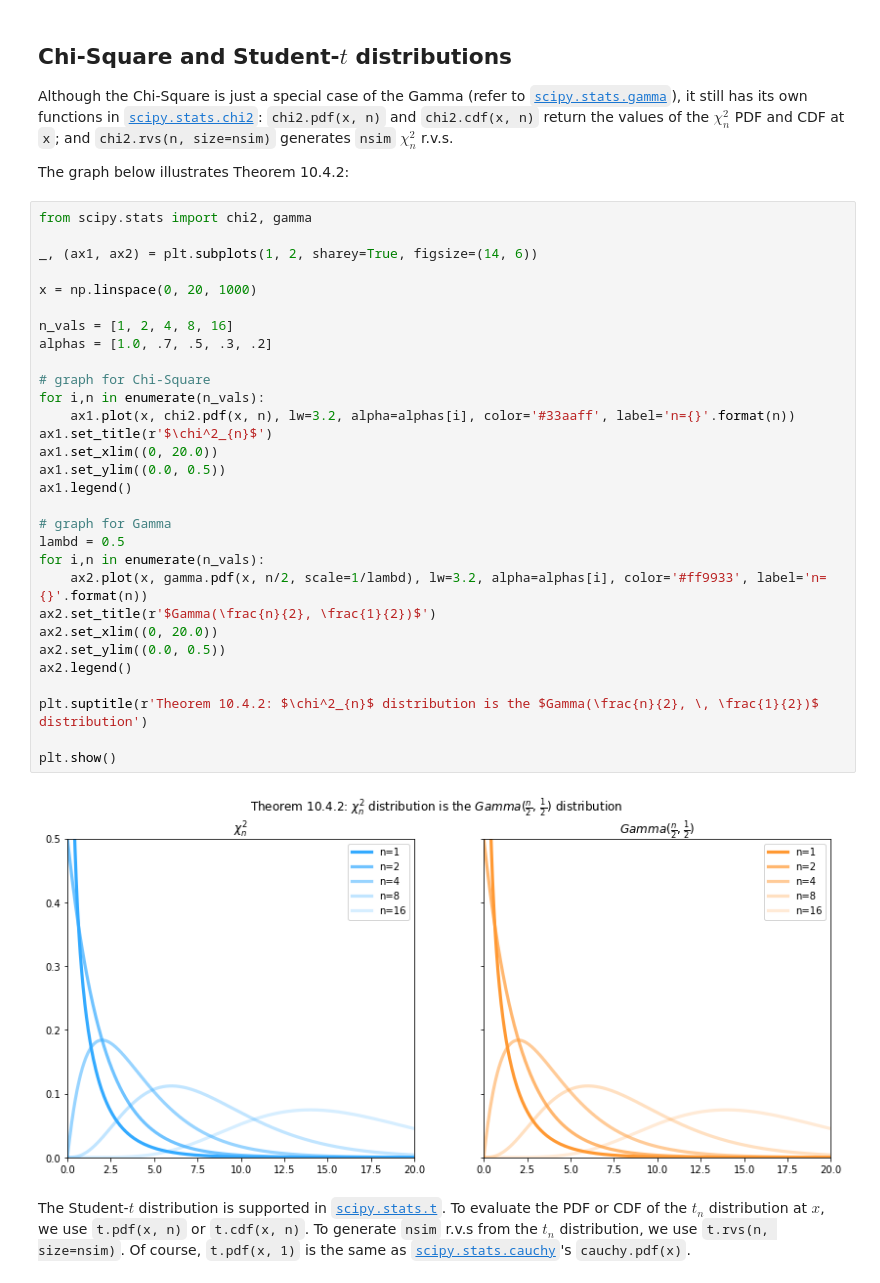
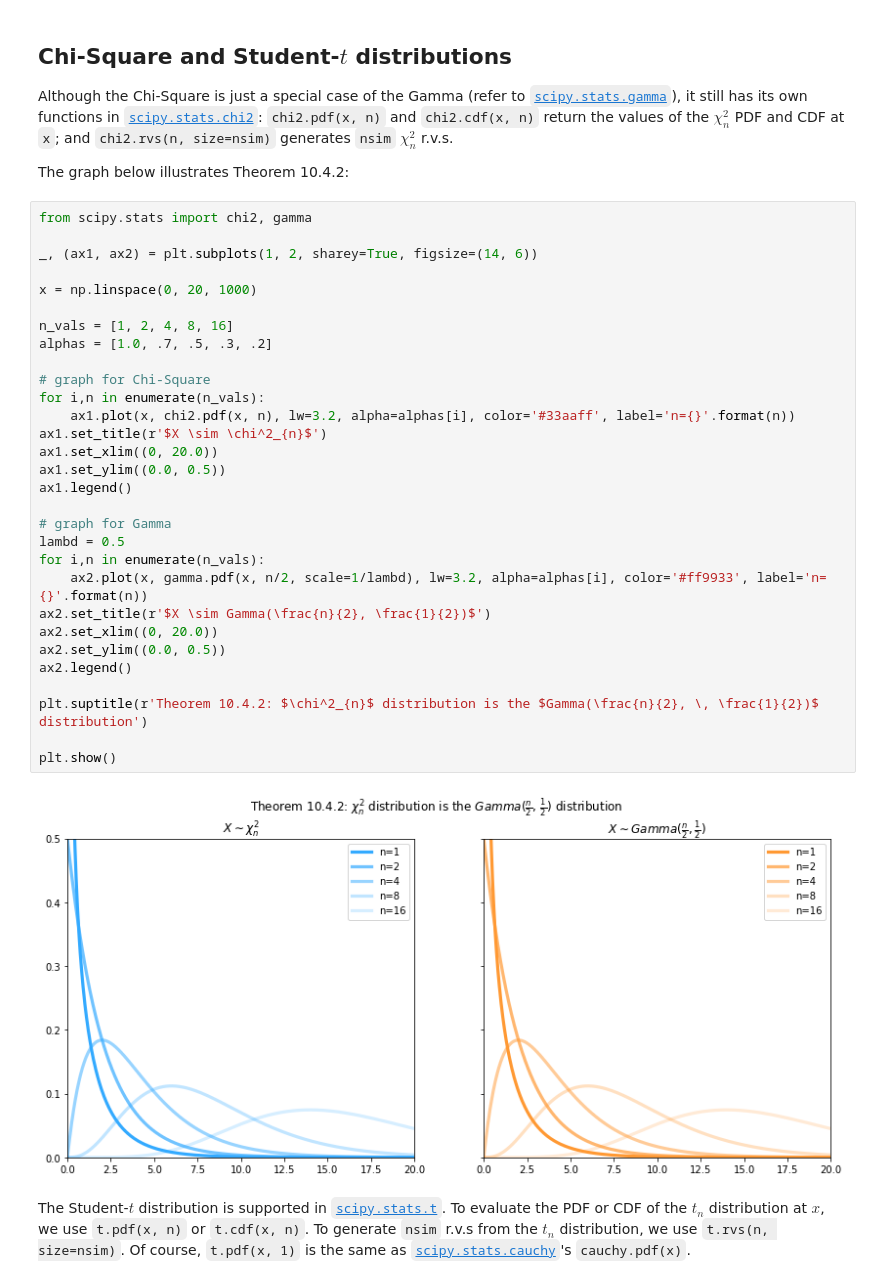
Before and after one commit to buruzaemon/IntroductionToProbabilityPy, a Jupyter notebook: Ch10.ipynb, the cells around one changed output. Cells and saved outputs as stored; diff of their text form.

```diff
--- a/Ch10.ipynb
+++ b/Ch10.ipynb
@@ -198,35 +198,35 @@ The graph below illustrates Theorem 10.4.2:
 # %%
 from scipy.stats import chi2, gamma
 
 _, (ax1, ax2) = plt.subplots(1, 2, sharey=True, figsize=(14, 6))
 
 x = np.linspace(0, 20, 1000)
 
 n_vals = [1, 2, 4, 8, 16]
 alphas = [1.0, .7, .5, .3, .2]
 
 # graph for Chi-Square
 for i,n in enumerate(n_vals):
     ax1.plot(x, chi2.pdf(x, n), lw=3.2, alpha=alphas[i], color='#33aaff', label='n={}'.format(n))
-ax1.set_title(r'$\chi^2_{n}$')
+ax1.set_title(r'$X \sim \chi^2_{n}$')
 ax1.set_xlim((0, 20.0))
 ax1.set_ylim((0.0, 0.5))
 ax1.legend()
 
 # graph for Gamma
 lambd = 0.5
 for i,n in enumerate(n_vals):
     ax2.plot(x, gamma.pdf(x, n/2, scale=1/lambd), lw=3.2, alpha=alphas[i], color='#ff9933', label='n={}'.format(n))
-ax2.set_title(r'$Gamma(\frac{n}{2}, \frac{1}{2})$')
+ax2.set_title(r'$X \sim Gamma(\frac{n}{2}, \frac{1}{2})$')
 ax2.set_xlim((0, 20.0))
 ax2.set_ylim((0.0, 0.5))
 ax2.legend()
 
 plt.suptitle(r'Theorem 10.4.2: $\chi^2_{n}$ distribution is the $Gamma(\frac{n}{2}, \, \frac{1}{2})$ distribution')
 
 plt.show()
 # %% [output]
-[figure, old version]
+[figure, new version]
 # %% [markdown]
 The Student-$t$ distribution is supported in [`scipy.stats.t`](https://docs.scipy.org/doc/scipy/reference/generated/scipy.stats.t.html). To evaluate the PDF or CDF of the $t_n$ distribution at $x$, we use `t.pdf(x, n)` or `t.cdf(x, n)`. To generate `nsim` r.v.s from the $t_{n}$ distribution, we use `t.rvs(n, size=nsim)`. Of course, `t.pdf(x, 1)` is the same as [`scipy.stats.cauchy`](https://docs.scipy.org/doc/scipy/reference/generated/scipy.stats.cauchy.html)'s `cauchy.pdf(x)`.
 # %%
```
Also changed, not shown: parts of 2 cells of this notebook.
